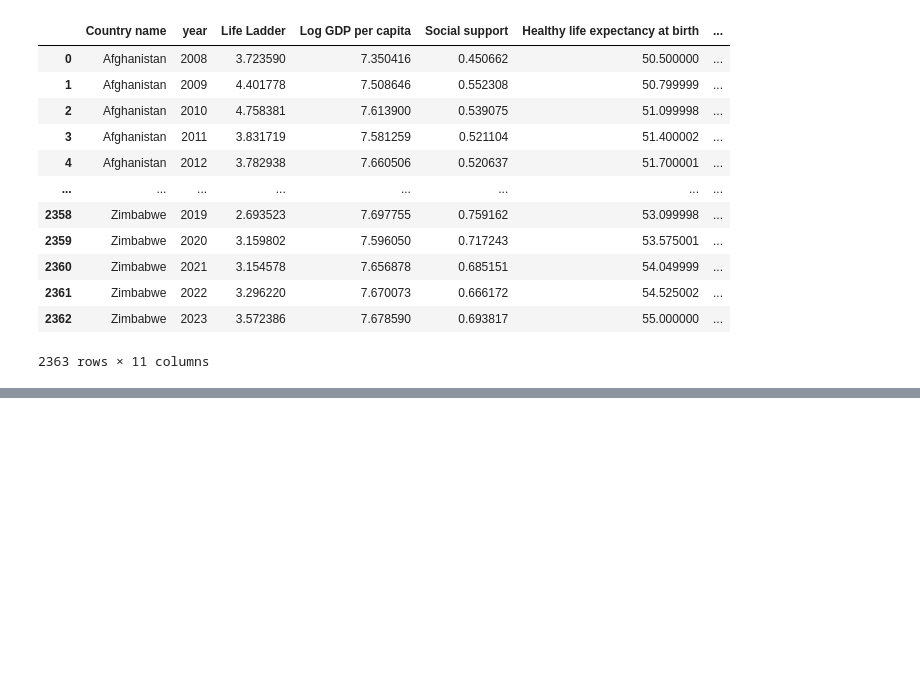
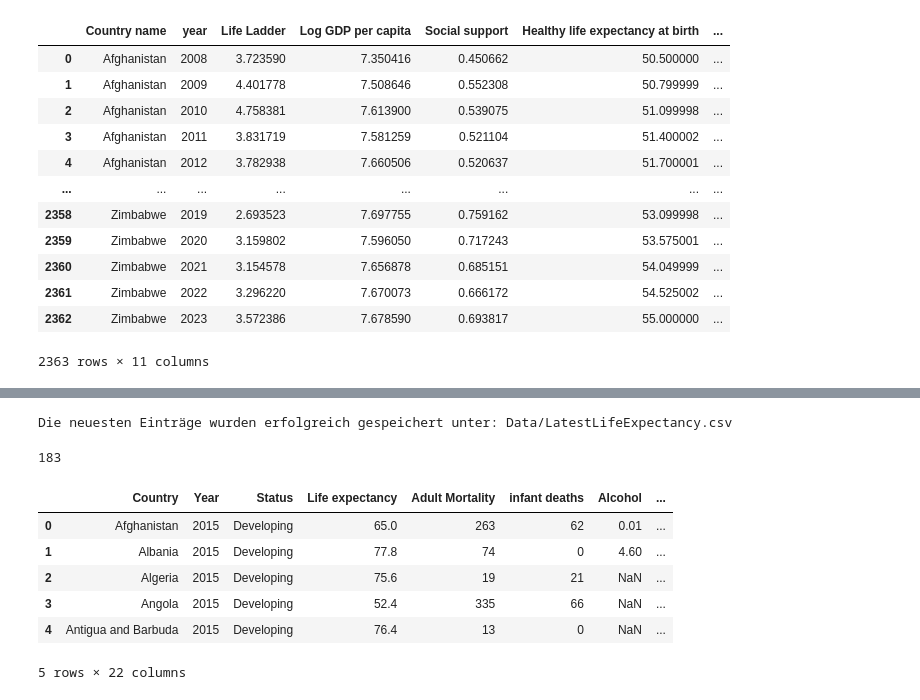
Before and after one commit to mats-ad/Quality-of-Life-World, a Jupyter notebook: DAP_Test.ipynb, the cells around one changed output, grey strips where cells are left out. Saved outputs shown, nothing was run; the diff lists cells and outputs as text; code cells hidden in the pictures; blank space fills up the shorter version.

```diff
--- a/DAP_Test.ipynb
+++ b/DAP_Test.ipynb
@@ -254,0 +430,28 @@ fig.show()
+# %%
+import pandas as pd
+
+# Neueste Einträge für jedes Land extrahieren
+latest_entries = LifeExpectancy.loc[
+    LifeExpectancy.groupby('Country')['Year'].idxmax()
+]
+
+# Ergebnis speichern oder anzeigen
+output_path = 'Data/LatestLifeExpectancy.csv'
+latest_entries.to_csv(output_path, index=False)
+
+print("Die neuesten Einträge wurden erfolgreich gespeichert unter:", output_path)
+# %% [output]
+Die neuesten Einträge wurden erfolgreich gespeichert unter: Data/LatestLifeExpectancy.csv
+# %%
+LatestLifeExpectancy = pd.read_csv('Data/LatestLifeExpectancy.csv')
+print(LatestLifeExpectancy['Country'].nunique())
+LatestLifeExpectancy.head()
+# %% [output]
+183
+|  | Country | Year | Status | Life expectancy | Adult Mortality | infant deaths | Alcohol | ... |
+| 0 | Afghanistan | 2015 | Developing | 65.0 | 263 | 62 | 0.01 | ... |
+| 1 | Albania | 2015 | Developing | 77.8 | 74 | 0 | 4.60 | ... |
+| 2 | Algeria | 2015 | Developing | 75.6 | 19 | 21 | NaN | ... |
+| 3 | Angola | 2015 | Developing | 52.4 | 335 | 66 | NaN | ... |
+| 4 | Antigua and Barbuda | 2015 | Developing | 76.4 | 13 | 0 | NaN | ... |
+5 rows × 22 columns
```
Also changed, not shown: parts of 26 cells of this notebook.
